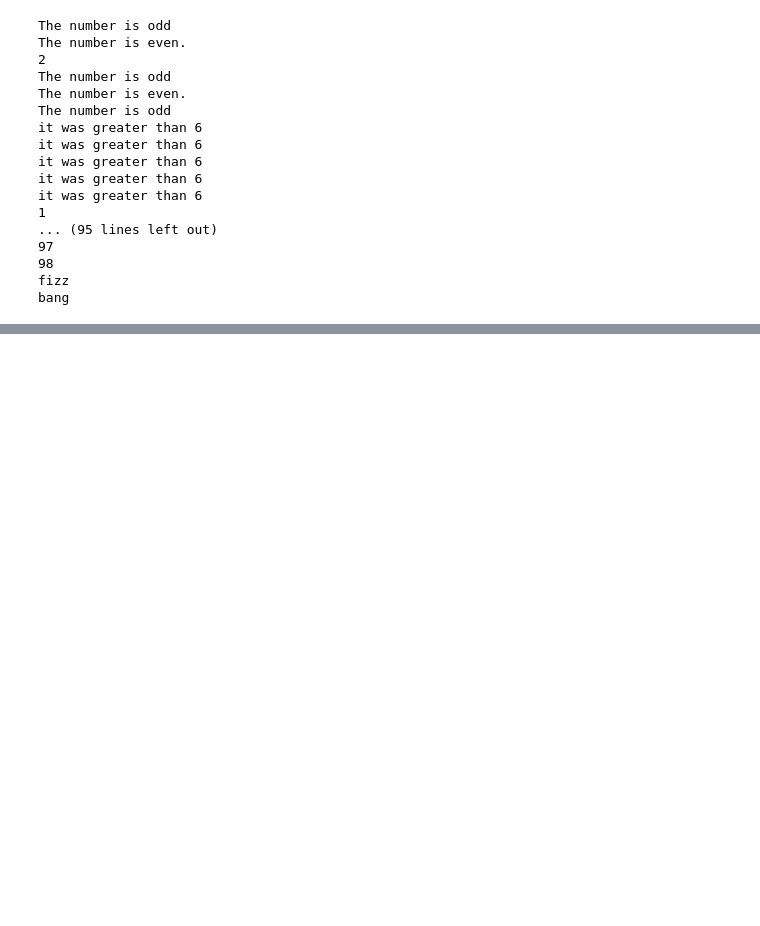
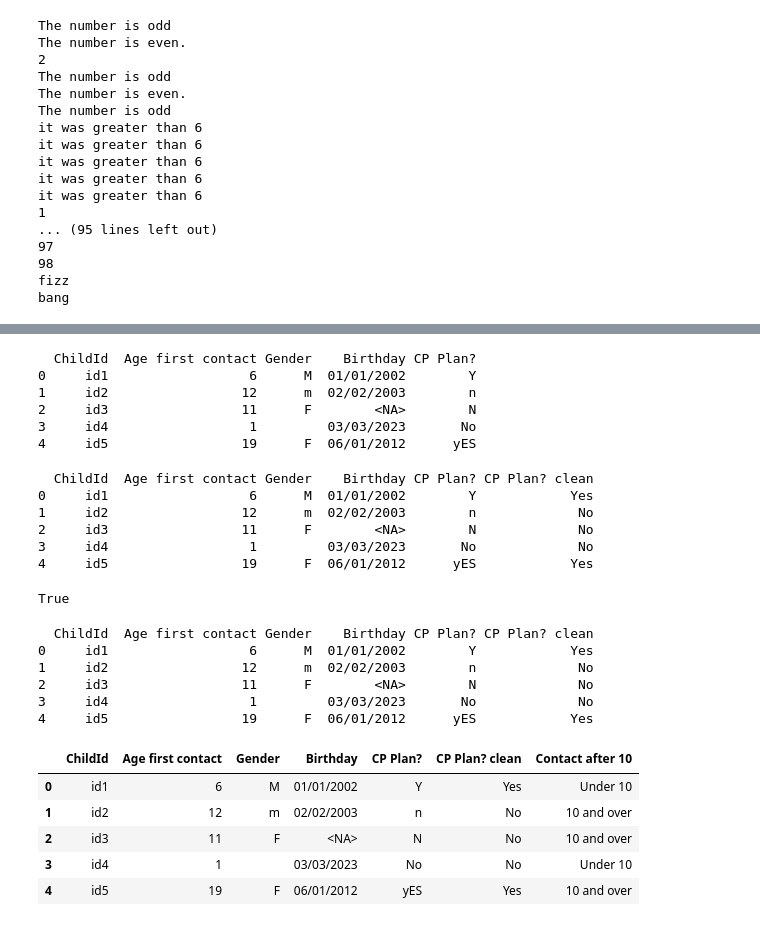
Before and after one commit to andyleung06/python-learning-repo, a Jupyter notebook: Python tutorial code/String and variables.ipynb, the cells around one changed output, grey strips where cells are left out. Drawn from its saved outputs; the diff is of its cells as text; code cells hidden in the pictures; blank space fills up the shorter version.

```diff
--- a/Python tutorial code/String and variables.ipynb
+++ b/Python tutorial code/String and variables.ipynb
@@ -988,0 +1113,66 @@ bang
+# %%
+df = pd.DataFrame({'ChildId':['id1', 'id2', 'id3', 'id4', 'id5'],
+                   'Age first contact':[6,12,11,1,19],
+                   'Gender':['M','m', 'F', '', 'F' ],
+                   'Birthday':['01/01/2002', '02/02/2003', pd.NA, '03/03/2023', '06/01/2012'],
+                   'CP Plan?':['Y', 'n', 'N', 'No', 'yES'],})
+# %%
+print (df)
+# %% [output]
+  ChildId  Age first contact Gender    Birthday CP Plan?
+0     id1                  6      M  01/01/2002        Y
+1     id2                 12      m  02/02/2003        n
+2     id3                 11      F        <NA>        N
+3     id4                  1         03/03/2023       No
+4     id5                 19      F  06/01/2012      yES
+# %%
+def cp_checker(row):
+    if "y" in row.lower():
+        return "Yes"
+    else:
+        return "No"
+
+df['CP Plan? clean'] = df ['CP Plan?'].apply(cp_checker)
+
+print(df)
+# %% [output]
+  ChildId  Age first contact Gender    Birthday CP Plan? CP Plan? clean
+0     id1                  6      M  01/01/2002        Y            Yes
+1     id2                 12      m  02/02/2003        n             No
+2     id3                 11      F        <NA>        N             No
+3     id4                  1         03/03/2023       No             No
+4     id5                 19      F  06/01/2012      yES            Yes
+# %%
+my_name = "Andy"
+
+print("y" in my_name)
+# %% [output]
+True
+# %%
+print (df)
+# %% [output]
+  ChildId  Age first contact Gender    Birthday CP Plan? CP Plan? clean
+0     id1                  6      M  01/01/2002        Y            Yes
+1     id2                 12      m  02/02/2003        n             No
+2     id3                 11      F        <NA>        N             No
+3     id4                  1         03/03/2023       No             No
+4     id5                 19      F  06/01/2012      yES            Yes
+# %%
+def cp_over10(age):
+    if age >= 10:
+        return "10 and over"
+    else:
+        return "Under 10"
+
+df['Contact after 10'] = df ['Age first contact'].apply(cp_over10)
+
+df
+
+#print (df)
+# %% [output]
+|  | ChildId | Age first contact | Gender | Birthday | CP Plan? | CP Plan? clean | Contact after 10 |
+| 0 | id1 | 6 | M | 01/01/2002 | Y | Yes | Under 10 |
+| 1 | id2 | 12 | m | 02/02/2003 | n | No | 10 and over |
+| 2 | id3 | 11 | F | <NA> | N | No | 10 and over |
+| 3 | id4 | 1 |  | 03/03/2023 | No | No | Under 10 |
+| 4 | id5 | 19 | F | 06/01/2012 | yES | Yes | 10 and over |
```
Also changed, not shown: parts of 12 cells of this notebook.
